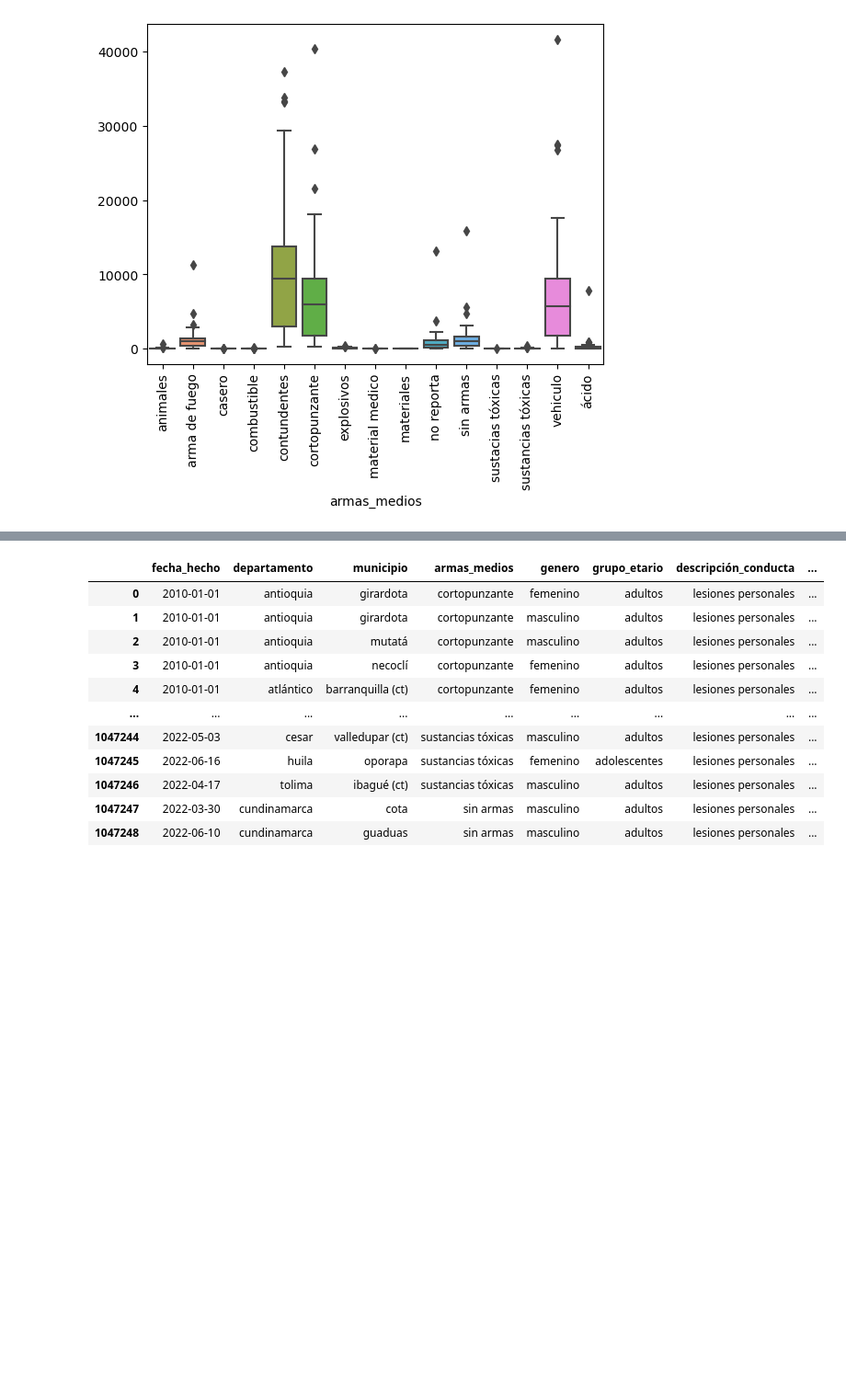
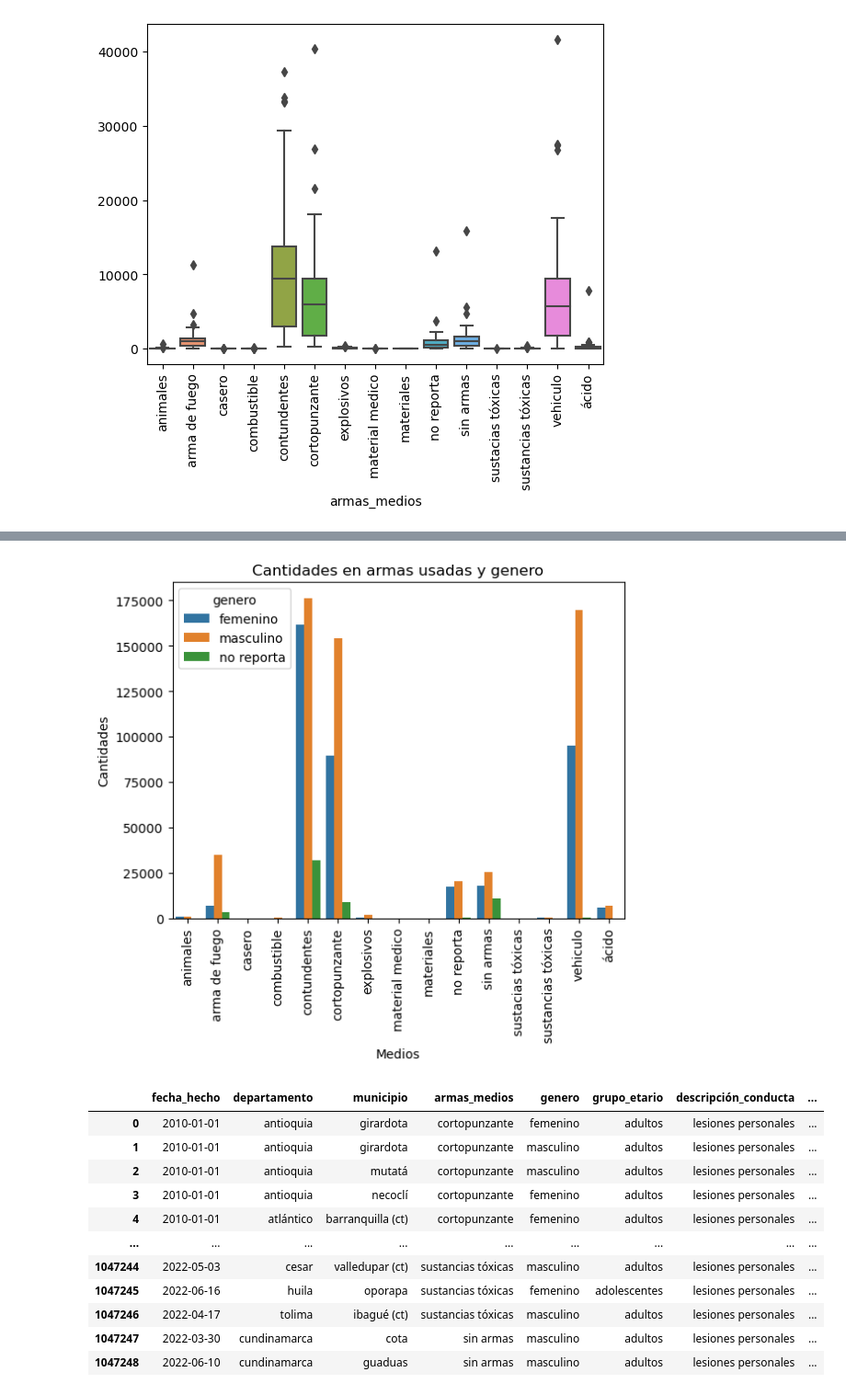
Before and after one commit to luifer991/colombian_accidents_data_analysis, a Jupyter notebook: colombian_acc.ipynb, the cells around one changed output, grey strips where cells are left out. Shown at 92% size. Drawn from its saved outputs; the diff is of its cells as text; code cells hidden in the pictures; blank space fills up the shorter version.

```diff
--- a/colombian_acc.ipynb
+++ b/colombian_acc.ipynb
@@ -648,3 +638,0 @@ sns.heatmap(contingency_2,cmap='Reds')
-# %%
-contingency_2 = contingency_2
-contingency_2
@@ -657,6 +639,18 @@ contingency_2
 # %%
-list1 = ['animales',
+def armas_gen(df):
+    """
+    df: pandas dataframe
+
+    arguments:
+    output: pandas dataframe, it has only 3 columns
+    gender, means to make accident and quantity
+
+    """
+    contingency_2 = pd.crosstab(index=df['genero'],columns=df['armas_medios'])
+    d_f = pd.melt(contingency_2.reset_index(), id_vars =['genero'], value_vars =['animales',
         	'arma de fuego'	,'casero',	'combustible',
                 'contundentes',	'cortopunzante',	'explosivos',	'material medico',	'materiales',	'no reporta',
                     'sin armas',	'sustacias tóxicas',	'sustancias tóxicas',
-            	'vehiculo',	'ácido']
+            	'vehiculo',	'ácido'],
+              var_name ='medios', value_name ='cantidades')
+    return d_f
@@ -723,3 +666,12 @@ df
+# %%
+sns.barplot(data=armas_gen(df), x='medios',y='cantidades',hue='genero')
+plt.xticks(rotation=90)
+plt.title('Cantidades en armas usadas y genero')
+plt.xlabel('Medios')
+plt.ylabel('Cantidades')
+plt.show()
+# %% [output]
+[figure, added]
 # %%
 df = df.set_index('fecha_hecho').reset_index()
 df
```
Also changed, not shown: parts of 39 cells of this notebook.
